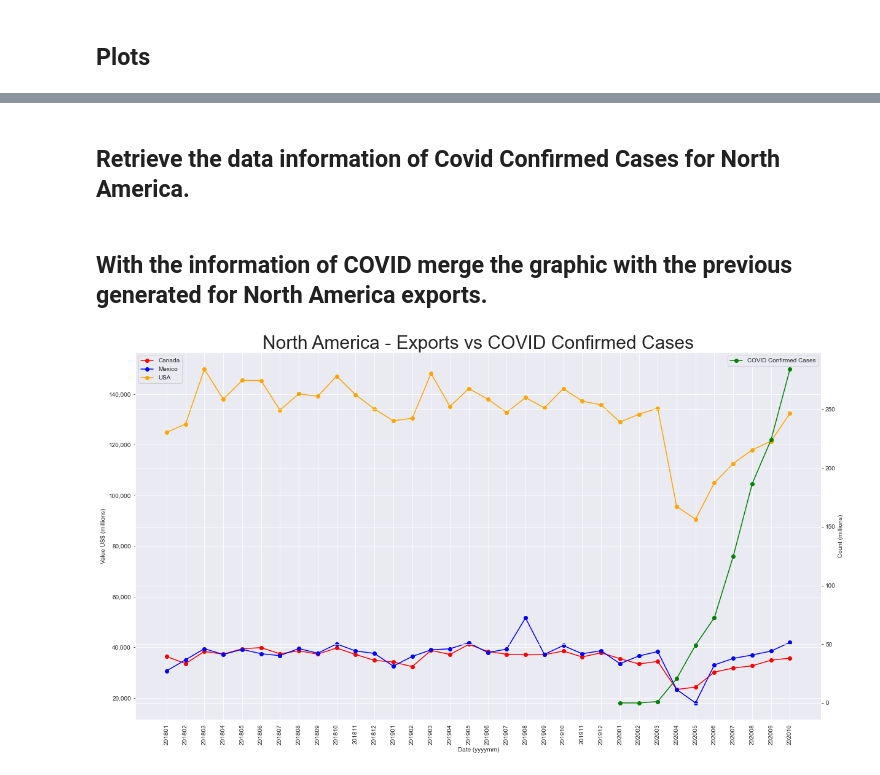
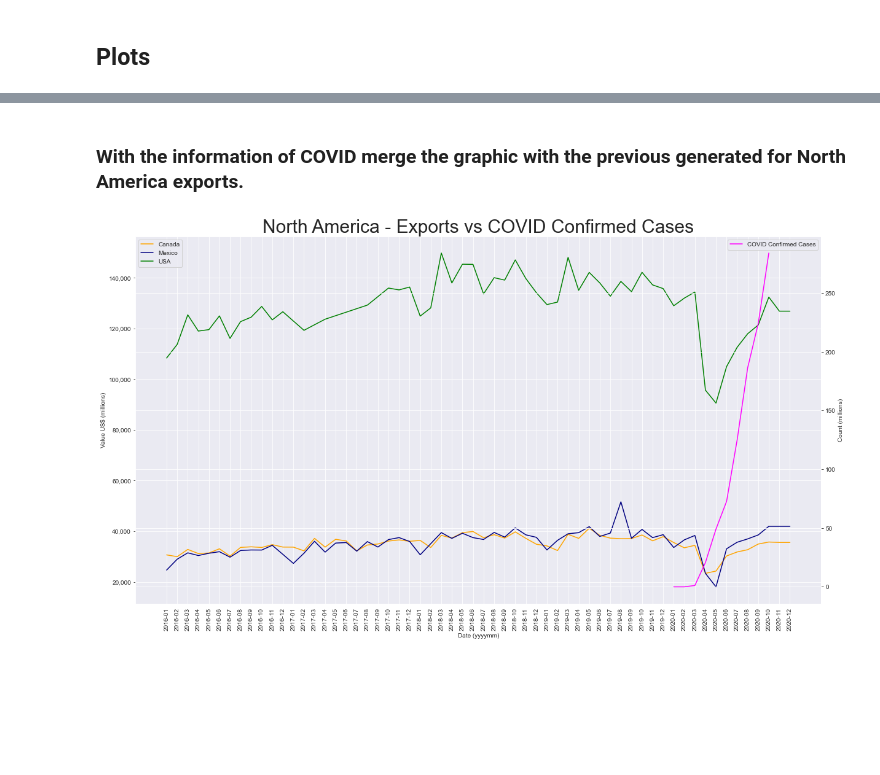
Before and after one commit to Abigail-GG/Project-1, a Jupyter notebook: tmec_analysis.ipynb, the cells around one changed output, grey strips where cells are left out. Saved outputs shown, nothing was run; the diff lists cells and outputs as text; code cells hidden in the pictures; blank space fills up the shorter version.

```diff
--- a/tmec_analysis.ipynb
+++ b/tmec_analysis.ipynb
@@ -45,16 +46,17 @@ for export in exports:
 
         (n1,n2,n3,n4,n5) =export_df[e_list[idx]][0].iloc[2,:]
         col_names=[n1,n2,n3,n4,n5]
-        export_df[e_list[idx]][0]=export_df[e_list[idx]][0][29:]
+        export_df[e_list[idx]][0]=export_df[e_list[idx]][0][5:]
 
         #remove commas "," from string values in order tho convert string values into numeric values
         export_df[e_list[idx]][0].replace(',','', regex=True, inplace=True)
 
-        export_df[e_list[idx]][0]=export_df[e_list[idx]][0].fillna(0)
+#       export_df[e_list[idx]][0]=export_df[e_list[idx]][0].fillna(0)
         export_df[e_list[idx]][0]=export_df[e_list[idx]][0].astype(float)
         export_df[e_list[idx]][0].columns = col_names
         export_df[e_list[idx]][0].reset_index(inplace=True)
         export_df[e_list[idx]][0]=export_df[e_list[idx]][0].drop(['TOTAL Total of all HS commodities'],axis=1)
+        export_df[e_list[idx]][0].drop(export_df[e_list[idx]][0].tail(2).index, inplace = True)
         print(f'{idx} report: {export}  Partner: {exports[export][x]} -- ok')
 # %% [output]
 0 report: Mexico  Partner: Canada -- ok
@@ -101,2 +116,16 @@ bev_exp_df.reset_index(drop= True, inplace= True)
+# %%
+file = 'covid_data.csv'
+cov_df = pd.read_csv(file, encoding="ISO-8859-1")
+
+cln_cov_df = cov_df.drop(['Province/State','Last Update','SNo','Deaths','Recovered'],axis=1)
+date = cln_cov_df['ObservationDate'].str.split(pat="/", expand = True)
+cln_cov_df['Month'] = date[0]
+cln_cov_df['Year'] = date[2]
+m = (cln_cov_df['Country/Region'] == 'Mexico') | (cln_cov_df['Country/Region'] == 'US') | (cln_cov_df['Country/Region'] == 'Canada')
+cln_cov_df2 = cln_cov_df.loc[m,:]
+na_cov_df = cln_cov_df2.groupby(['Year','Month'])[['Confirmed']].sum().reset_index()
+na_cov_df["index"] = na_cov_df['Year'] +'-'+ na_cov_df['Month']
+na_cov_df2 = na_cov_df.drop(['Year', 'Month'],axis=1)
+na_cov_df2.drop(na_cov_df2.tail(3).index, inplace = True)
 # %% [markdown]
 ## Plots
@@ -284,41 +294,27 @@ plt.show()
 # %% [markdown]
-## Retrieve the data information of Covid Confirmed Cases for North America.
+### With the information of COVID merge the graphic with the previous generated for North America exports.
-# %%
-file = 'covid_data.csv'
-cov_df = pd.read_csv(file, encoding="ISO-8859-1")
-
-cln_cov_df = cov_df.drop(['Province/State','Last Update','SNo','Deaths','Recovered'],axis=1)
-date = cln_cov_df['ObservationDate'].str.split(pat="/", expand = True)
-cln_cov_df['Month'] = date[0]
-cln_cov_df['Year'] = date[2]
-m = (cln_cov_df['Country/Region'] == 'Mexico') | (cln_cov_df['Country/Region'] == 'US') | (cln_cov_df['Country/Region'] == 'Canada')
-cln_cov_df2 = cln_cov_df.loc[m,:]
-na_cov_df = cln_cov_df2.groupby(['Year','Month'])[['Confirmed']].sum().reset_index()
-na_cov_df["Date"] = na_cov_df['Year'] + na_cov_df['Month']
-na_cov_df2 = na_cov_df.drop(['Year', 'Month'],axis=1)
-
-cov_econ_wrld = e_t_wrld_df.join(na_cov_df2.set_index('Date'), on='Date')
-# %% [markdown]
-## With the information of COVID merge the graphic with the previous generated for North America exports.
 # %%
+cov_econ_wrld =total_exp_df.join(na_cov_df2.set_index('index'), on='index')
+cov_econ_wrld.set_index('index', drop= True, inplace=True)
+
 fig, ax= plt.subplots()
-ax.plot(cov_econ_wrld.Date, cov_econ_wrld.Canada, color="red", marker="o", label="Canada")
-ax.plot(cov_econ_wrld.Date, cov_econ_wrld.Mexico, color="blue", marker="o", label="Mexico")
-ax.plot(cov_econ_wrld.Date, cov_econ_wrld.USA, color="orange", marker="o", label="USA")
+ax.plot(cov_econ_wrld.index, cov_econ_wrld.Canada, color="orange" , label="Canada")
+ax.plot(cov_econ_wrld.index, cov_econ_wrld.Mexico, color="navy", label="Mexico")
+ax.plot(cov_econ_wrld.index, cov_econ_wrld.USA, color="green", label="USA")
 ax2=ax.twinx()
-ax2.plot(cov_econ_wrld.Date, cov_econ_wrld.Confirmed, color="green", marker="o", label="COVID Confirmed Cases")
+ax2.plot(cov_econ_wrld.index, cov_econ_wrld.Confirmed, color="magenta", label="COVID Confirmed Cases")
 for tick in ax.get_xticklabels():
     tick.set_rotation(90)
 leg = ax.legend(loc='upper left')
 leg2 = ax2.legend()
 ax.set_yticklabels(['{:,}'.format(int(x/1000000)) for x in ax.get_yticks().tolist()])
 ax2.set_yticklabels(['{:,}'.format(int(x/1000000)) for x in ax2.get_yticks().tolist()])
 ax.set_title('North America - Exports vs COVID Confirmed Cases', fontsize=30)
 ax.set_xlabel('Date (yyyymm)')
 ax.set_ylabel('Value US$ (millions)')
 ax2.set_ylabel('Count (millions)')
 fig.set_size_inches(20,11)
 plt.savefig('exp_vs_covid.png', dpi=100)
 plt.show()
 # %% [output]
-[figure, old version]
+[figure, new version]
```
Also changed, not shown: parts of 25 cells of this notebook.
